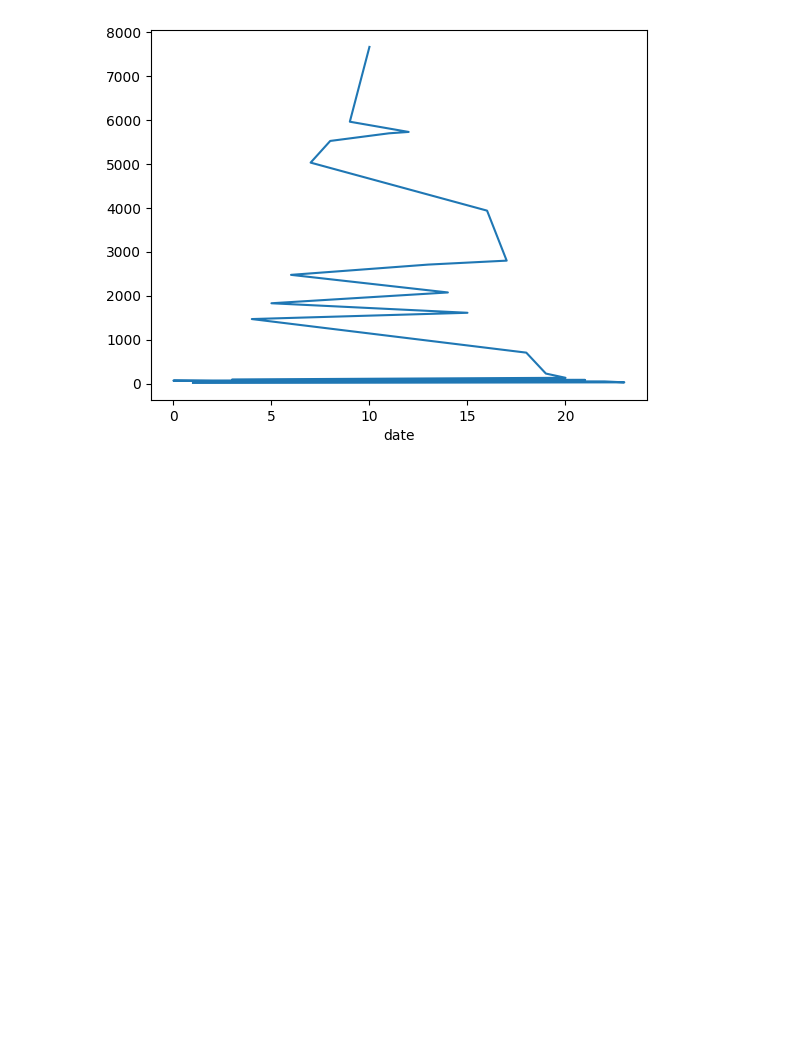
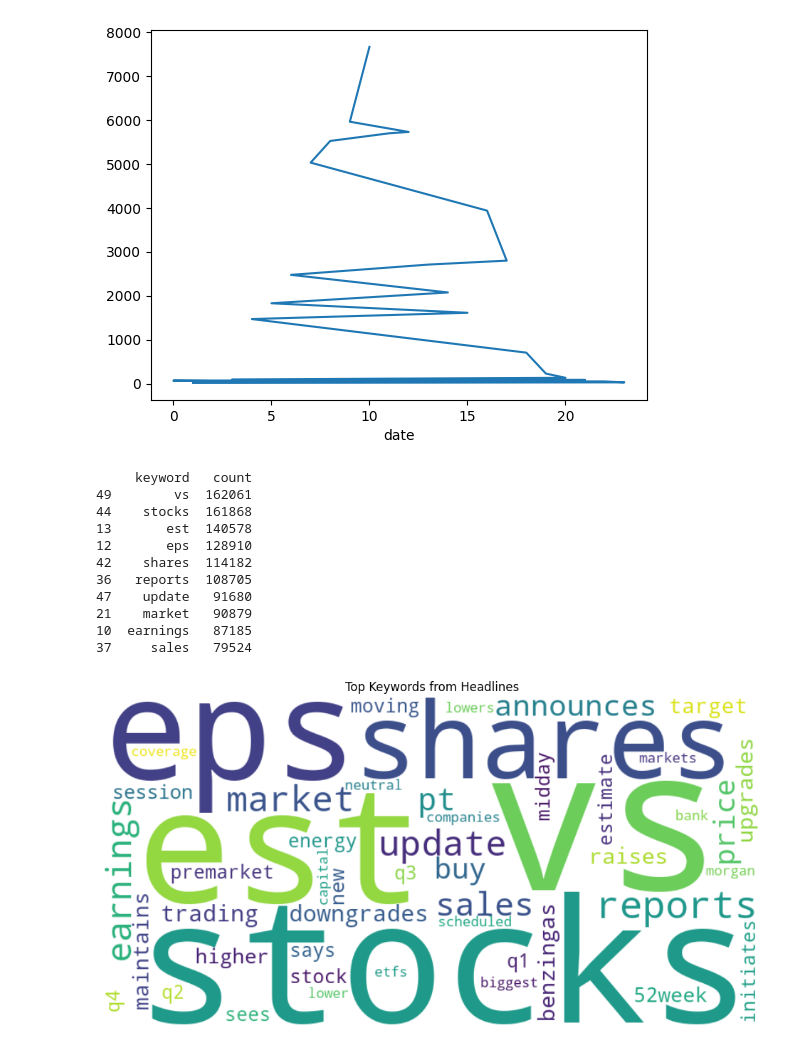
Before and after one commit to anteneh24/nova-financial-analysis, a Jupyter notebook: notebooks/first.ipynb, the cells around one changed output. Saved outputs shown, nothing was run; the diff lists cells and outputs as text; code cells hidden in the pictures; blank space fills up the shorter version.

```diff
--- a/notebooks/first.ipynb
+++ b/notebooks/first.ipynb
@@ -100,3 +100,53 @@ df['date'].dt.hour.value_counts().plot()
 # %% [output]
 <Axes: xlabel='date'>
 [figure]
+# %%
+from sklearn.feature_extraction.text import CountVectorizer
+from wordcloud import WordCloud
+import matplotlib.pyplot as plt
+
+# Load your DataFrame (assuming it's already named `df`)
+# Clean the headlines: lowercase and remove punctuation
+df['clean_headlines'] = df['headline'].str.lower().str.replace(r'[^\w\s]', '', regex=True)
+
+# Initialize CountVectorizer
+vectorizer = CountVectorizer(stop_words='english', max_features=50)  # Remove common stopwords, keep top 50 words
+X = vectorizer.fit_transform(df['clean_headlines'])
+
+# Get the keywords
+keywords = vectorizer.get_feature_names_out()
+
+# Sum word counts across all documents
+word_counts = X.toarray().sum(axis=0)
+
+# Create a DataFrame for easy analysis
+keyword_freq = pd.DataFrame({'keyword': keywords, 'count': word_counts})
+keyword_freq = keyword_freq.sort_values(by='count', ascending=False)
+
+# Display top keywords
+print(keyword_freq.head(10))
+
+# Generate a word cloud for visualization
+wordcloud = WordCloud(width=800, height=400, background_color='white').generate_from_frequencies(
+    dict(zip(keywords, word_counts))
+)
+
+# Show the word cloud
+plt.figure(figsize=(12, 6))
+plt.imshow(wordcloud, interpolation='bilinear')
+plt.axis('off')
+plt.title('Top Keywords from Headlines')
+plt.show()
+# %% [output]
+     keyword   count
+49        vs  162061
+44    stocks  161868
+13       est  140578
+12       eps  128910
+42    shares  114182
+36   reports  108705
+47    update   91680
+21    market   90879
+10  earnings   87185
+37     sales   79524
+[figure, added]
```
Also changed, not shown: parts of 4 cells of this notebook.
